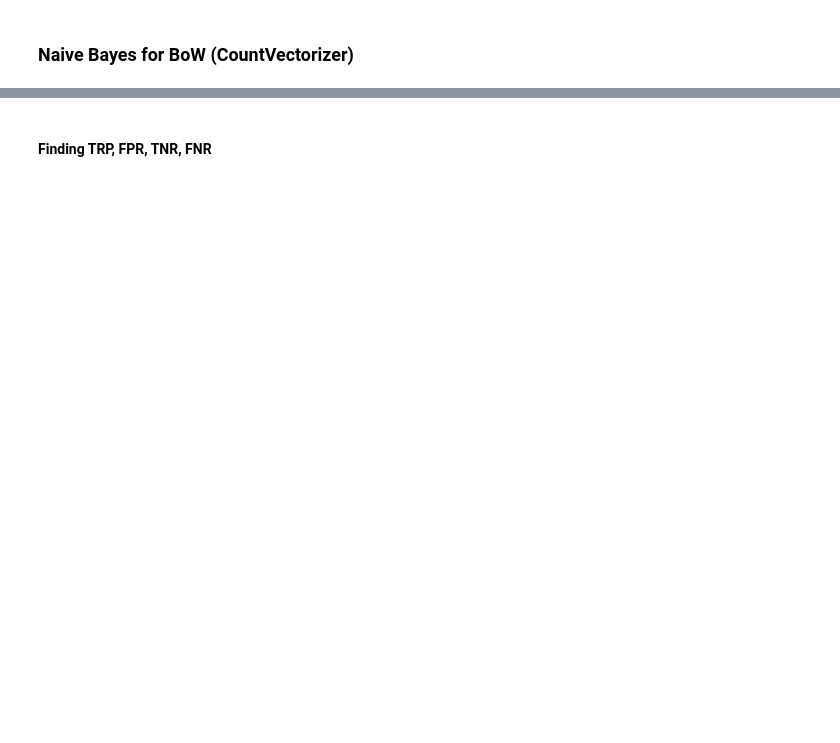
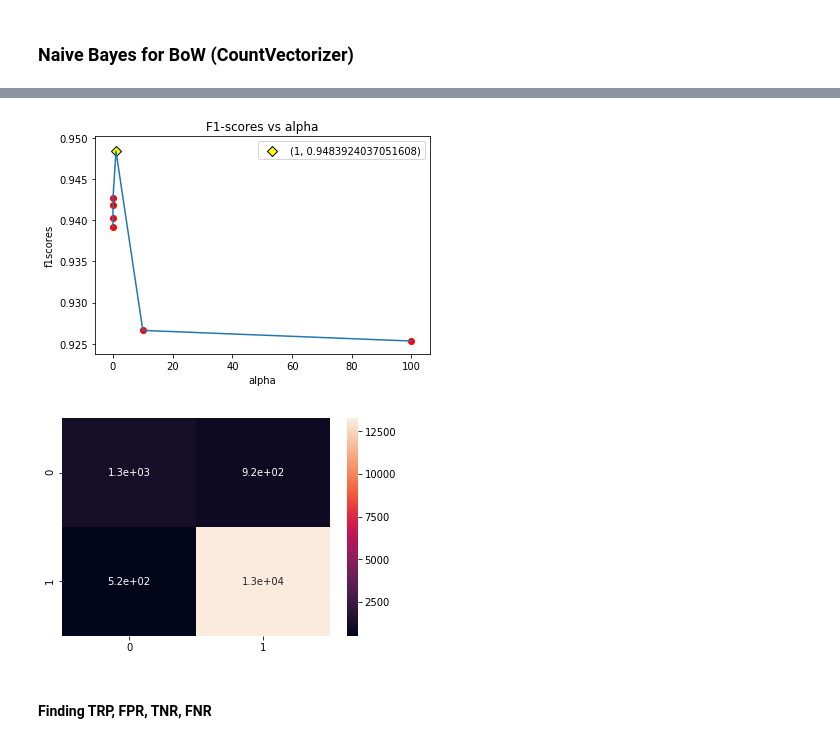
Before and after one commit to krishnakrmahto/Applied-AI-Course-Assignments, a Jupyter notebook: Naive_Bayes/NB_on_Amazon_food_reviews.ipynb, the cells around one changed output, grey strips where cells are left out. Saved outputs shown, nothing was run; the diff lists cells and outputs as text; code cells hidden in the pictures; blank space fills up the shorter version.

```diff
--- a/Naive_Bayes/NB_on_Amazon_food_reviews.ipynb
+++ b/Naive_Bayes/NB_on_Amazon_food_reviews.ipynb
@@ -54,17 +57,17 @@ def train_test_splitter(X, y, test_size = 0.2):
 #### save best NB model
 This function can be reused. It can be added to any program to save intermediate best model trained during hyperparameter tuning (although it can save any python object in general).
 # %%
-def save_best_model(model):
+def save_best_model(model, save_name):
 
-    with open('pickle_files/nb_best.pkl', 'wb') as pkl_file:
+    with open('pickle_files/nb_best_' + save_name + '.pkl', 'wb') as pkl_file:
         pickle.dump(model, pkl_file)
 # %%
-def save_f1_scores_and_y_pred_best(f1scores, y_pred):
+def save_f1_scores_and_y_pred_best(f1scores, y_pred, save_name):
 
-    with open('pickle_files/f1scores.pkl', 'wb') as pkl_file:
+    with open('pickle_files/f1scores_' + save_name + '.pkl', 'wb') as pkl_file:
         pickle.dump(f1scores, pkl_file)
 
-    with open('pickle_files/y_pred_best.pkl', 'wb') as pkl_file:
+    with open('pickle_files/y_pred_best_' + save_name + '.pkl', 'wb') as pkl_file:
         pickle.dump(y_pred, pkl_file)
 # %%
 def plot_f1scores_vs_alpha(f1scores, alphas):
@@ -96,7 +99,7 @@ def plot_conf_matrix(y_true, y_pred):
 # %% [markdown]
 #### tune_alpha (laplace smoothing parameter, pseudocount)
 # %%
-def tune_alpha(alphas, X_train, y_train, X_cv, y_cv):
+def tune_alpha(alphas, X_train, y_train, X_cv, y_cv, save_name):
 
     best_alpha = None
     precisions = []
@@ -108,18 +111,15 @@ def tune_alpha(alphas, X_train, y_train, X_cv, y_cv):
     y_pred_best = None
     best_multinomial_nb = None
 
-    if not os.path.exists('pickle_files'):
-        os.mkdir('pickle_files')
-
-    if os.path.exists('pickle_files/nb_best.pkl'):
-        with open('pickle_files/nb_best.pkl', 'rb') as pkl_file:
+    if os.path.exists('pickle_files/nb_best_' + save_name + '.pkl'):
+        with open('pickle_files/nb_best_' + save_name + '.pkl', 'rb') as pkl_file:
             multinomial_nb = pickle.load(pkl_file)
 
         ### if the model was already present, this means the f1scores and y_pred_best also must have been saved as well
-        with open('pickle_files/f1scores.pkl', 'rb') as pkl_file:
+        with open('pickle_files/f1scores_' + save_name + '.pkl', 'rb') as pkl_file:
             f1scores = pickle.load(pkl_file)
 
-        with open('pickle_files/y_pred_best.pkl', 'rb') as pkl_file:
+        with open('pickle_files/y_pred_best_' + save_name + '.pkl', 'rb') as pkl_file:
             y_pred_best = pickle.load(pkl_file)
 
         plot_f1scores_vs_alpha(f1scores, alphas)
@@ -146,9 +146,9 @@ def tune_alpha(alphas, X_train, y_train, X_cv, y_cv):
 
             ### this function will overwrite the previous best model
             best_multinomial_nb = multinomial_nb
-            save_best_model(best_multinomial_nb)
+            save_best_model(best_multinomial_nb, save_name)
 
-    save_f1_scores_and_y_pred_best(f1scores, y_pred_best)
+    save_f1_scores_and_y_pred_best(f1scores, y_pred_best, save_name)
     plot_f1scores_vs_alpha(f1scores, alphas)
     plot_conf_matrix(y_cv, y_pred_best)
 
@@ -367,6 +414,9 @@ print(y_train.shape, y_cv.shape)
 # %%
 nb_model = tune_alpha(alphas = [0.00001, 0.0001, 0.001, 0.01, 1, 10, 100], \
-                   X_train = X_train_bow, y_train = y_train, X_cv = X_cv_bow, y_cv = y_cv)
+                   X_train = X_train_bow, y_train = y_train, X_cv = X_cv_bow, y_cv = y_cv, save_name = 'bow')
+# %% [output]
+[figure, added]
+[figure, added]
 # %% [markdown]
 #### Finding TRP, FPR, TNR, FNR
 # %%
```
Also changed, not shown: parts of 33 cells of this notebook.
